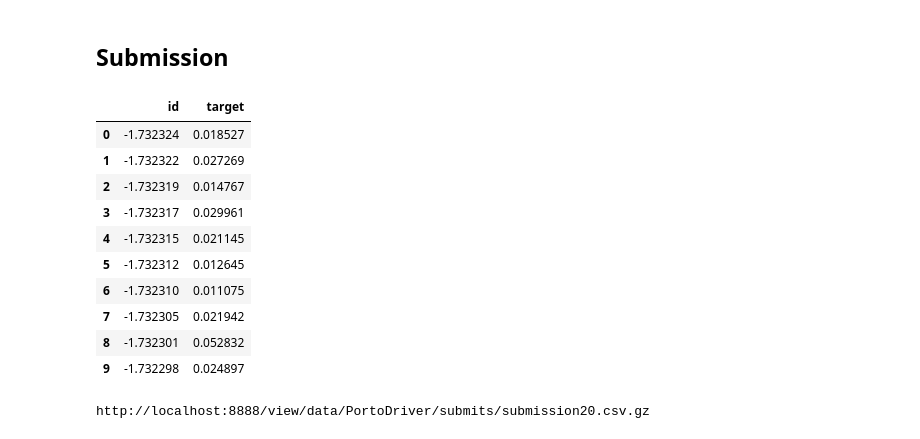
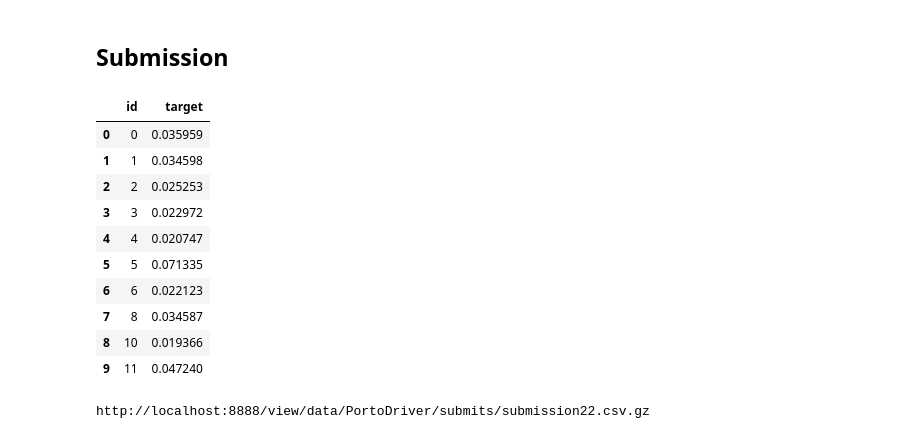
Before and after one commit to jamesdietle/PortoDriver, a Jupyter notebook: Porto_Seguro_FastAI-All_Cat_predictions.ipynb, the cells around one changed output. Saved outputs shown, nothing was run; the diff lists cells and outputs as text; code cells hidden in the pictures.

```diff
--- a/Porto_Seguro_FastAI-All_Cat_predictions.ipynb
+++ b/Porto_Seguro_FastAI-All_Cat_predictions.ipynb
@@ -352,7 +352,7 @@ m.sched.plot()
 # %%
 lr = 0.0001
 # %%
-m.fit(lrs=lr, n_cycle=2, metrics=[accuracy, gini_metric])
+m.fit(lrs=lr, n_cycle=12, metrics=[accuracy, gini_metric])
 # %% [output]
 Failed to display Jupyter Widget of type HBox.
 If you're reading this message in the Jupyter Notebook or JupyterLab Notebook, it may mean that the widgets JavaScript is still loading. If this message persists, it likely means that the widgets Java ...
@@ -381,2 +391,2 @@ KeyboardInterrupt:
 # %%
-m.fit(lrs=lr, n_cycle=2, cycle_len=2, metrics=[accuracy, gini_metric])
+m.fit(lrs=lr, n_cycle=3, cycle_len=3, metrics=[accuracy, gini_metric], cycle_mult=2)
@@ -468,21 +515,22 @@ Name: pred_target, Length: 892816, dtype: float32
 ## Submission
 # %%
 ## Sets up the test use
-submission = pd.DataFrame({'id': test_df.id, 'target': test_df.pred_target})
+submission = pd.DataFrame({'id': test_data_df.id, 'target': test_df.pred_target})
+submission.id = submission.id.astype(int)
 # Shows 5 to ensure formatting is correct
 submission[:10]
 # %% [output]
 |  | id | target |
-| 0 | -1.732324 | 0.018527 |
-| 1 | -1.732322 | 0.027269 |
-| 2 | -1.732319 | 0.014767 |
-| 3 | -1.732317 | 0.029961 |
-| 4 | -1.732315 | 0.021145 |
-| 5 | -1.732312 | 0.012645 |
-| 6 | -1.732310 | 0.011075 |
-| 7 | -1.732305 | 0.021942 |
-| 8 | -1.732301 | 0.052832 |
-| 9 | -1.732298 | 0.024897 |
+| 0 | 0 | 0.035959 |
+| 1 | 1 | 0.034598 |
+| 2 | 2 | 0.025253 |
+| 3 | 3 | 0.022972 |
+| 4 | 4 | 0.020747 |
+| 5 | 5 | 0.071335 |
+| 6 | 6 | 0.022123 |
+| 7 | 8 | 0.034587 |
+| 8 | 10 | 0.019366 |
+| 9 | 11 | 0.047240 |
 # %%
 # Makes the submission name out of folders
 path3 = PATH +'submits/'
@@ -494,4 +542,4 @@ subm_name = 'submission'+str(numFiles)+'.csv.gz'
 submission.to_csv((path3+subm_name), index=False, compression='gzip')
 print ('http://localhost:8888/view/data/PortoDriver/submits/'+subm_name)
 # %% [output]
-http://localhost:8888/view/data/PortoDriver/submits/submission20.csv.gz
+http://localhost:8888/view/data/PortoDriver/submits/submission22.csv.gz
```
Also changed, not shown: parts of 14 cells of this notebook.
